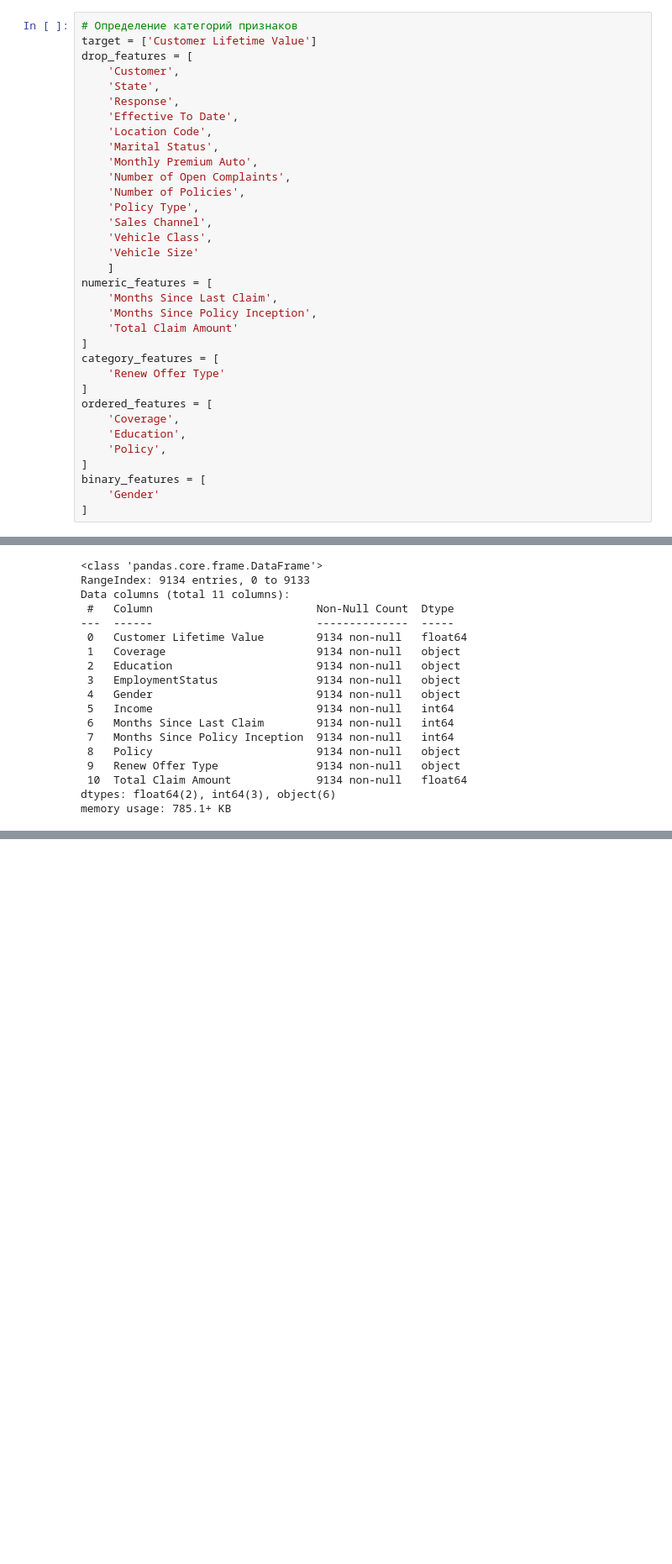
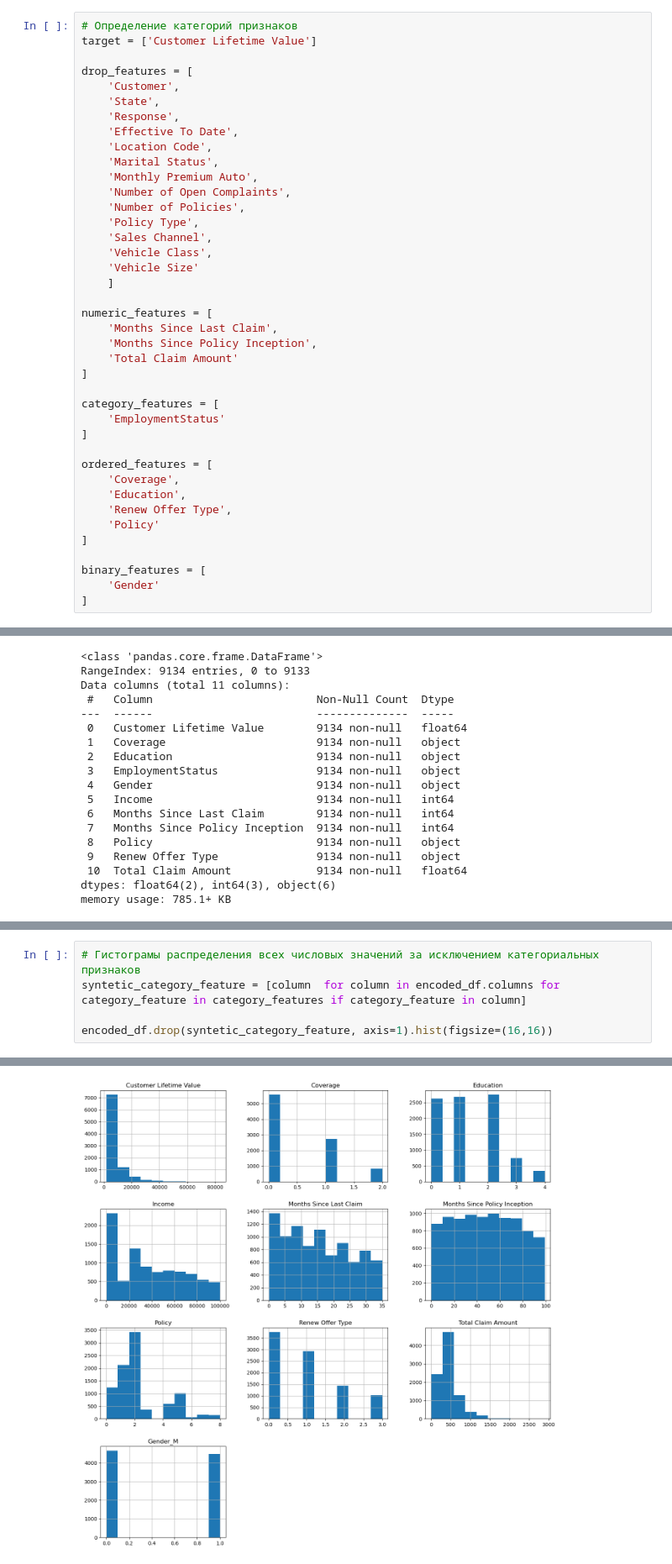
Before and after one commit to emazurenko/otus-ml-professional, a Jupyter notebook: homeworks/01_Boosting/homework.ipynb, the cells around one changed output, grey strips where cells are left out. Shown at 84% size. Saved outputs shown, nothing was run; the diff lists cells and outputs as text; blank space fills up the shorter version.

```diff
--- a/homeworks/01_Boosting/homework.ipynb
+++ b/homeworks/01_Boosting/homework.ipynb
@@ -67,6 +67,7 @@ df.iloc[:5, PRINT_COLUMN_CHUNK_SIZE:]
 # %%
 # Определение категорий признаков
 target = ['Customer Lifetime Value']
+
 drop_features = [
     'Customer',
     'State',
@@ -82,19 +83,24 @@ drop_features = [
     'Vehicle Class',
     'Vehicle Size'
     ]
+
 numeric_features = [
     'Months Since Last Claim',
     'Months Since Policy Inception',
     'Total Claim Amount'
 ]
+
 category_features = [
-    'Renew Offer Type'
+    'EmploymentStatus'
 ]
+
 ordered_features = [
     'Coverage',
     'Education',
-    'Policy',
+    'Renew Offer Type',
+    'Policy'
 ]
+
 binary_features = [
     'Gender'
 ]
@@ -134,0 +193,6 @@ Gender: ['F' 'M']
+# %%
+# Гистограмы распределения всех числовых значений за исключением категориальных признаков
+syntetic_category_feature = [column  for column in encoded_df.columns for category_feature in category_features if category_feature in column]
+
+encoded_df.drop(syntetic_category_feature, axis=1).hist(figsize=(16,16))
+# %% [output]
@@ -134,0 +210 @@ Gender: ['F' 'M']
+[figure, added]
```
Also changed, not shown: parts of 4 cells of this notebook, 1 other file.
